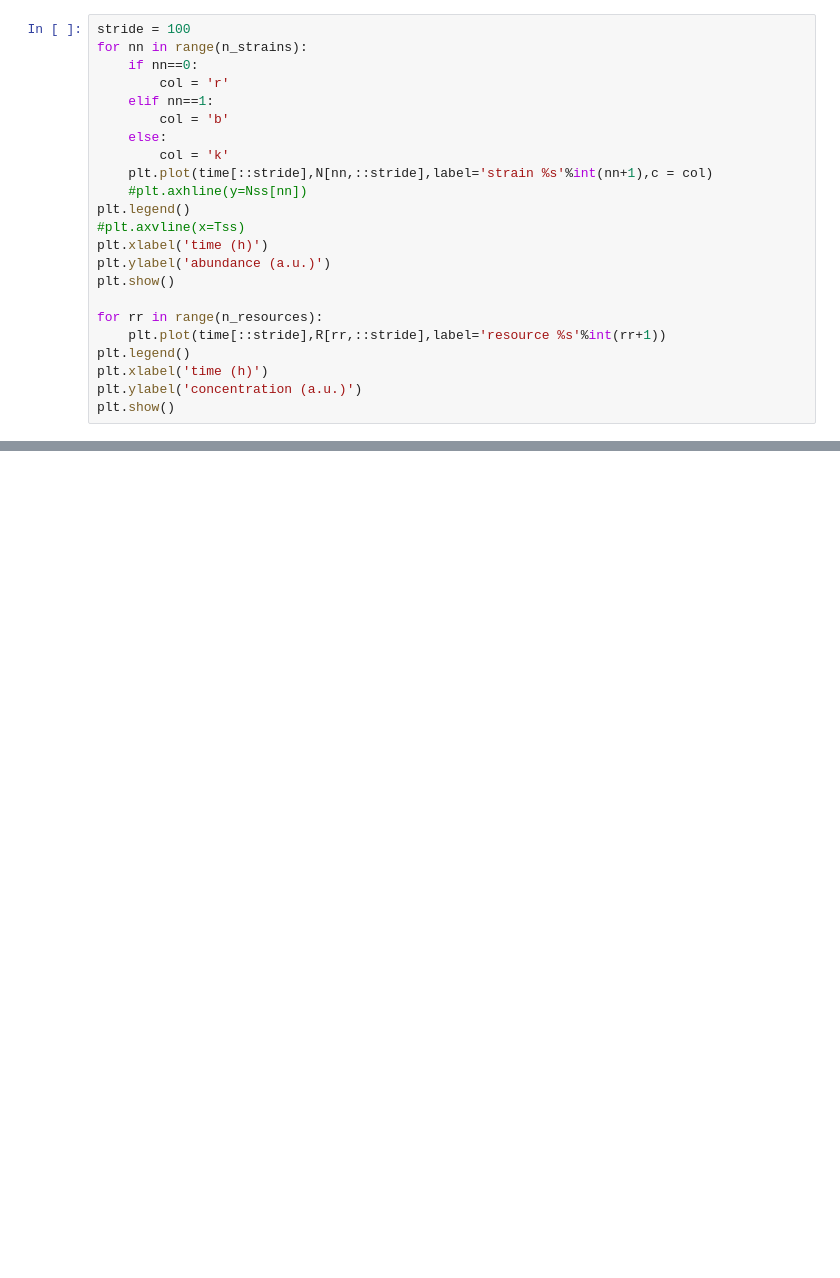
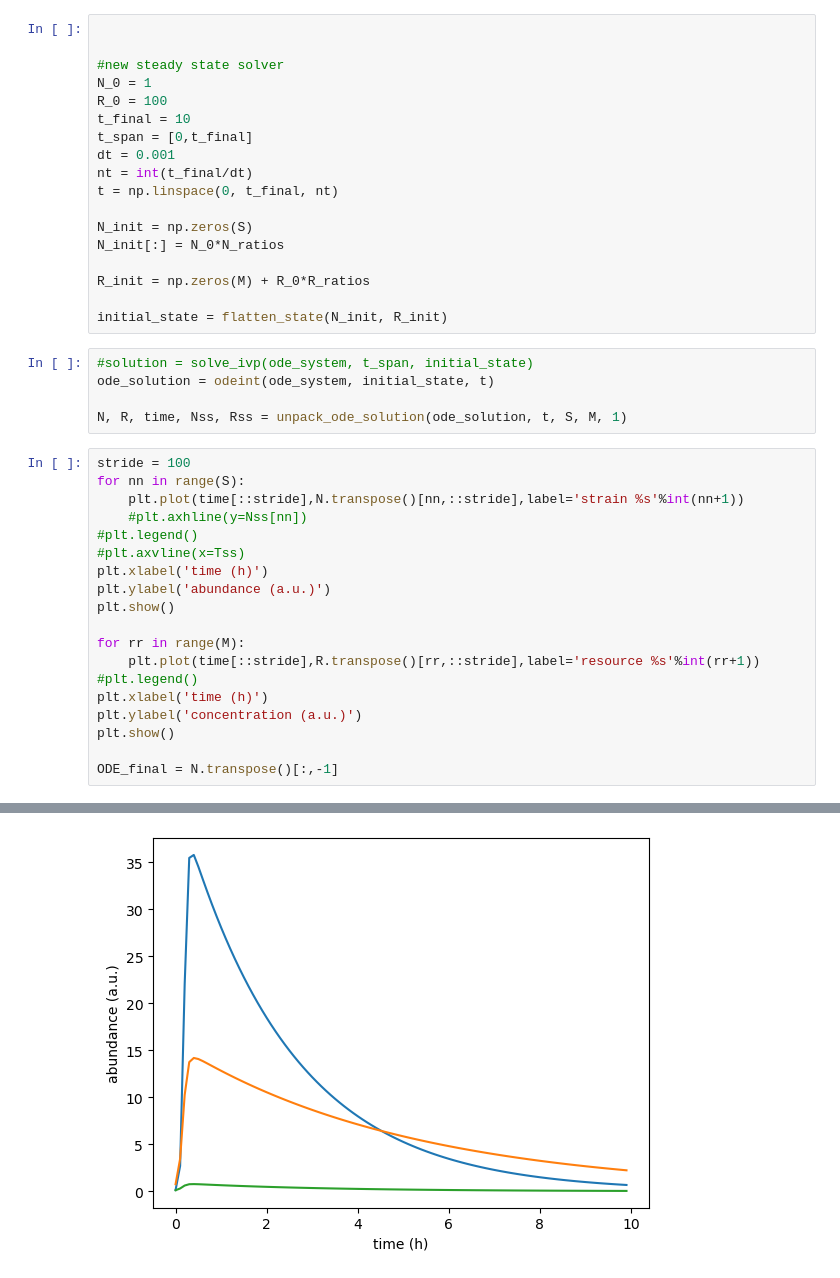
Before and after one commit to stevenredford/Spatial_structure_biofilms, a Jupyter notebook: Linear Stability Analysis/Random_matrix_MiCRM.ipynb, the cells around one changed output, grey strips where cells are left out. Cells and saved outputs as stored; diff of their text form; blank space fills up the shorter version.

```diff
--- a/Linear Stability Analysis/Random_matrix_MiCRM.ipynb
+++ b/Linear Stability Analysis/Random_matrix_MiCRM.ipynb
@@ -166,24 +214,43 @@ KeyboardInterrupt:
+# %%
+
+
+#new steady state solver
+N_0 = 1
+R_0 = 100
+t_final = 10
+t_span = [0,t_final]
+dt = 0.001
+nt = int(t_final/dt)
+t = np.linspace(0, t_final, nt)
+
+N_init = np.zeros(S)
+N_init[:] = N_0*N_ratios
+
+R_init = np.zeros(M) + R_0*R_ratios
+
+initial_state = flatten_state(N_init, R_init)
+# %%
+#solution = solve_ivp(ode_system, t_span, initial_state)
+ode_solution = odeint(ode_system, initial_state, t)
+
+N, R, time, Nss, Rss = unpack_ode_solution(ode_solution, t, S, M, 1)
 # %%
 stride = 100
-for nn in range(n_strains):
-    if nn==0:
-        col = 'r'
-    elif nn==1:
-        col = 'b'
-    else:
-        col = 'k'
-    plt.plot(time[::stride],N[nn,::stride],label='strain %s'%int(nn+1),c = col)
+for nn in range(S):
+    plt.plot(time[::stride],N.transpose()[nn,::stride],label='strain %s'%int(nn+1))
     #plt.axhline(y=Nss[nn])
-plt.legend()
+#plt.legend()
 #plt.axvline(x=Tss)
 plt.xlabel('time (h)')
 plt.ylabel('abundance (a.u.)')
 plt.show()
 
-for rr in range(n_resources):
-    plt.plot(time[::stride],R[rr,::stride],label='resource %s'%int(rr+1))
-plt.legend()
+for rr in range(M):
+    plt.plot(time[::stride],R.transpose()[rr,::stride],label='resource %s'%int(rr+1))
+#plt.legend()
 plt.xlabel('time (h)')
 plt.ylabel('concentration (a.u.)')
 plt.show()
+
+ODE_final = N.transpose()[:,-1]
 # %% [output]
@@ -190,0 +257 @@ IndexError: invalid index to scalar variable.
+[figure, added]
```
Also changed, not shown: parts of 25 cells of this notebook, 1 other file.
